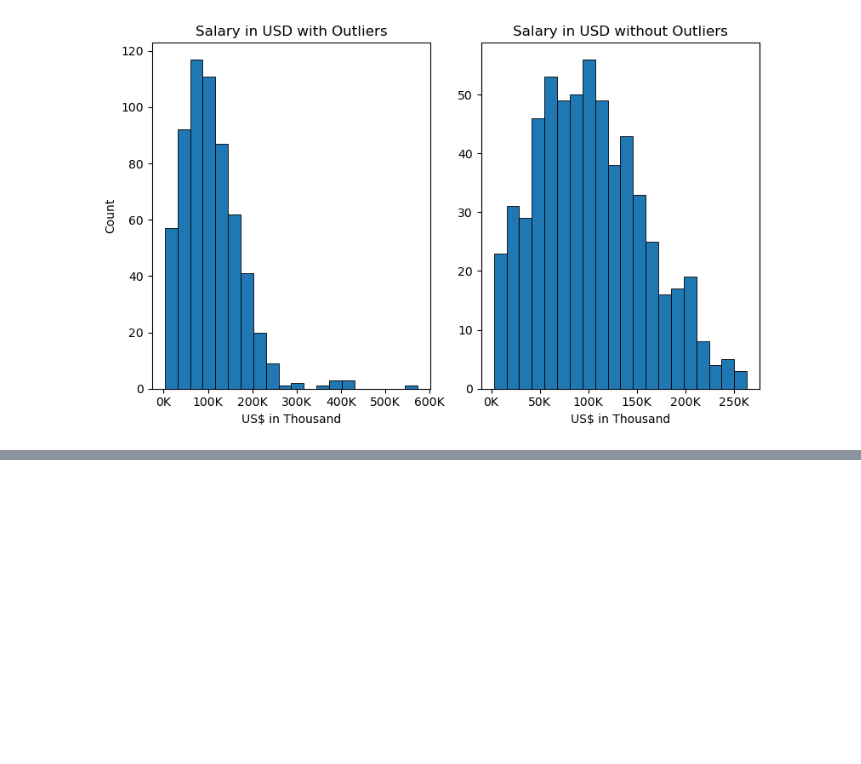
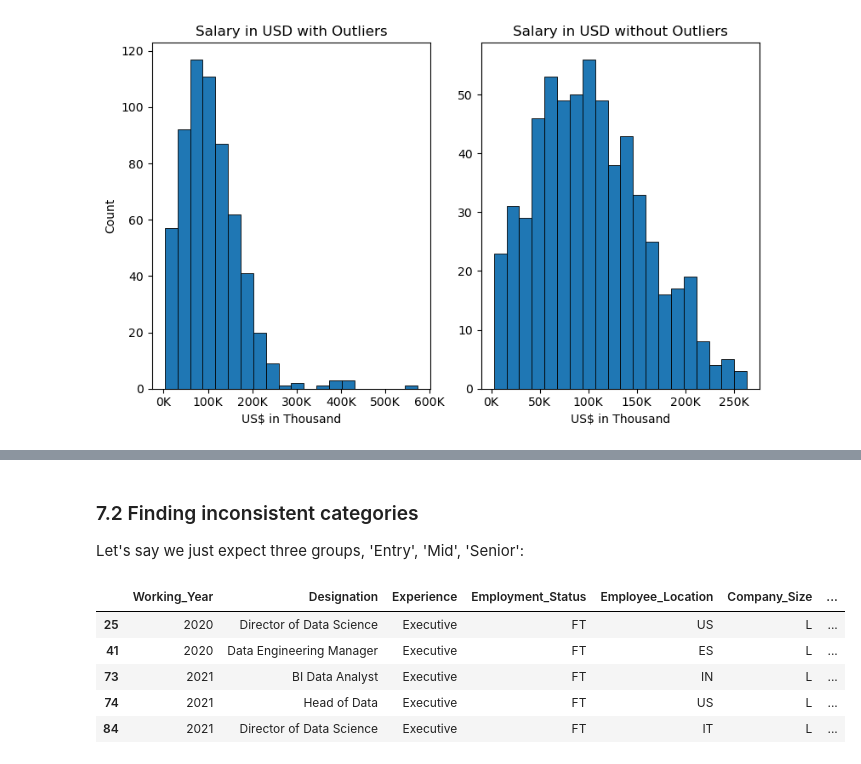
Before and after one commit to Timm26/Data_Science_Handbook, a Jupyter notebook: Preprocessing and EDA/EDA.ipynb, the cells around one changed output, grey strips where cells are left out. Cells and saved outputs as stored; diff of their text form; code cells hidden in the pictures; blank space fills up the shorter version.

```diff
--- a/Preprocessing and EDA/EDA.ipynb
+++ b/Preprocessing and EDA/EDA.ipynb
@@ -428,0 +449,15 @@ plt.show()
+# %% [markdown]
+### 7.2 Finding inconsistent categories
+Let's say we just expect three groups, 'Entry', 'Mid', 'Senior':
+# %%
+categories = ['Entry','Mid','Senior'] # Define expected categories
+inconsistent_categories = set(salaries['Experience']).difference(categories) # Find additional categories
+inconsistent_rows = salaries['Experience'].isin(inconsistent_categories) # Subset add. categories
+salaries[inconsistent_rows].head()
+# %% [output]
+|  | Working_Year | Designation | Experience | Employment_Status | Employee_Location | Company_Size | ... |
+| 25 | 2020 | Director of Data Science | Executive | FT | US | L | ... |
+| 41 | 2020 | Data Engineering Manager | Executive | FT | ES | L | ... |
+| 73 | 2021 | BI Data Analyst | Executive | FT | IN | L | ... |
+| 74 | 2021 | Head of Data | Executive | FT | US | L | ... |
+| 84 | 2021 | Director of Data Science | Executive | FT | IT | L | ... |
```
Also changed, not shown: parts of 13 cells of this notebook, 1 other file.
